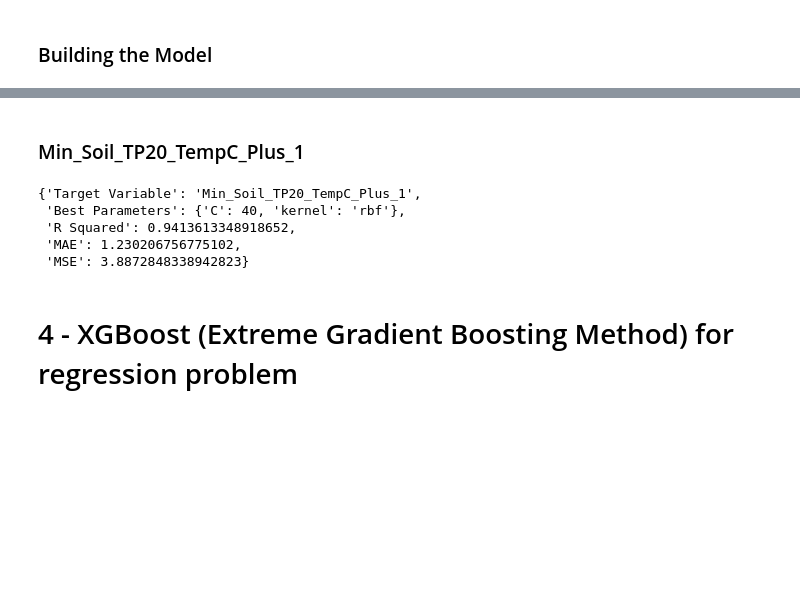
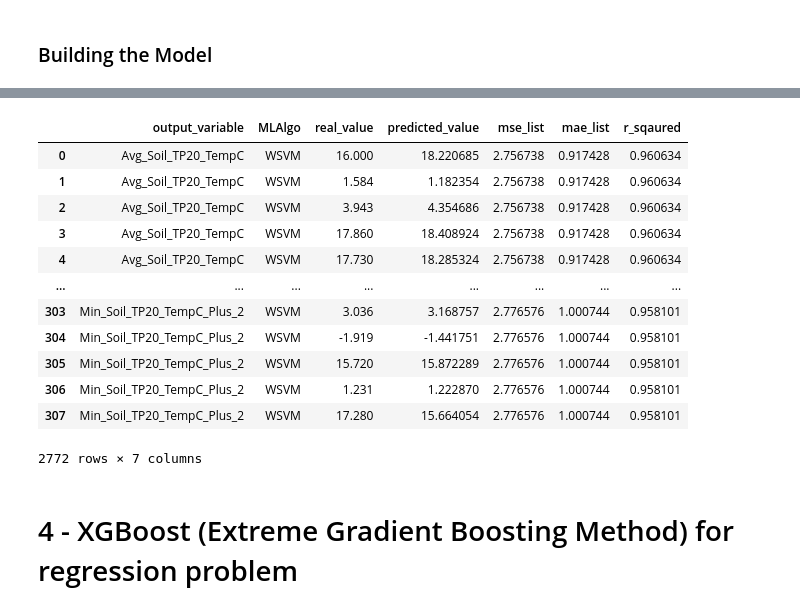
Before and after one commit to siavashkzb/Soil-temperature, a Jupyter notebook: 5- df_20_with wavelet.ipynb, the cells around one changed output, grey strips where cells are left out. Cells and saved outputs as stored; diff of their text form; code cells hidden in the pictures; blank space fills up the shorter version.

```diff
--- a/5- df_20_with wavelet.ipynb
+++ b/5- df_20_with wavelet.ipynb
@@ -197,18 +201,32 @@ Ys = {"Avg_Soil_TP20_TempC":df_avg, "Max_Soil_TP20_TempC":df_max, "Min_Soil_TP20
      "Max_Soil_TP20_TempC_Plus_1":df_max_plus1,"Min_Soil_TP20_TempC_Plus_1":df_min_plus1, "Avg_Soil_TP20_TempC_Plus_2":df_avg_plus2,
       "Max_Soil_TP20_TempC_Plus_2":df_max_plus2, "Min_Soil_TP20_TempC_Plus_2":df_min_plus2}
 # %%
-i = "Avg_Soil_TP20_TempC"
-X_train = SplitTransform(df = Ys[i], y = i, test_size= 0.3, scaler = StandardScaler())[0]
-X_test = SplitTransform(df = Ys[i], y = i, test_size= 0.3, scaler = StandardScaler())[1]
-y_train = SplitTransform(df = Ys[i], y = i, test_size= 0.3, scaler = StandardScaler())[2]
-y_test = SplitTransform(df = Ys[i], y = i, test_size= 0.3, scaler = StandardScaler())[3]
-grid.fit(X_train, y_train)
-best_params = grid.best_params_
-score = grid.score(X_test,y_test)
-prediction = grid.predict(X_test)
-MSE = mean_squared_error(y_test,prediction)
-MAE = mean_absolute_error(y_test,prediction)
-dictinary = {"Target Variable" : i, "Best Parameters" : best_params, "R Squared" : score, "MAE": MAE,
+SVM_results = []
+for i in (Ys):
+    print(i)
+    X_train = SplitTransform(df = Ys[i], y = i, test_size= 0.3, scaler = StandardScaler())[0]
+    X_test = SplitTransform(df = Ys[i], y = i, test_size= 0.3, scaler = StandardScaler())[1]
+    y_train = SplitTransform(df = Ys[i], y = i, test_size= 0.3, scaler = StandardScaler())[2]
+    y_test = SplitTransform(df = Ys[i], y = i, test_size= 0.3, scaler = StandardScaler())[3]
+    grid.fit(X_train, y_train)
+    best_params = grid.best_params_
+    score = grid.score(X_test,y_test)
+    prediction = grid.predict(X_test)
+    MSE = mean_squared_error(y_test,prediction)
+    MAE = mean_absolute_error(y_test,prediction)
+    dictinary = {"Target Variable" : i, "Best Parameters" : best_params, "R Squared" : score, "MAE": MAE,
                 "MSE": MSE}
-dictinary
+    SVM_results.append(dictinary)
+
+    length = len(prediction)
+    output_variable =  [i for j in range(length)]
+    MLAlgo = ["WSVM" for j in range(length)]
+    mse_list = [MSE for j in range(length)]
+    mae_list = [MAE for j in range(length)]
+    r_squared = [score for j in range(length)]
+    predicted_value = prediction.tolist()
+    real_value = y_test.tolist()
+    result = pd.DataFrame(list(zip(output_variable,MLAlgo,real_value,predicted_value,mse_list,mae_list,r_squared)),
+                         columns=["output_variable", "MLAlgo", "real_value","predicted_value", "mse_list", "mae_list", "r_sqaured"])
+    final_result_table_20cm_with_wavelet = pd.concat([final_result_table_20cm_with_wavelet,result])
 # %% [output]
@@ -409,2 +241,0 @@ dictinary
-# %% [markdown]
-### Min_Soil_TP20_TempC_Plus_1
@@ -415,24 +242,19 @@ grid = GridSearchCV(model,param_grid, cv = 5)
-# %%
-i = "Min_Soil_TP20_TempC_Plus_1"
-X_train = SplitTransform(df = Ys[i], y = i, test_size= 0.3, scaler = StandardScaler())[0]
-X_test = SplitTransform(df = Ys[i], y = i, test_size= 0.3, scaler = StandardScaler())[1]
-y_train = SplitTransform(df = Ys[i], y = i, test_size= 0.3, scaler = StandardScaler())[2]
-y_test = SplitTransform(df = Ys[i], y = i, test_size= 0.3, scaler = StandardScaler())[3]
-grid.fit(X_train, y_train)
-best_params = grid.best_params_
-score = grid.score(X_test,y_test)
-prediction = grid.predict(X_test)
-MSE = mean_squared_error(y_test,prediction)
-MAE = mean_absolute_error(y_test,prediction)
-dictinary = {"Target Variable" : i, "Best Parameters" : best_params, "R Squared" : score, "MAE": MAE,
-                "MSE": MSE}
-dictinary
-# %% [output]
-{'Target Variable': 'Min_Soil_TP20_TempC_Plus_1',
- 'Best Parameters': {'C': 40, 'kernel': 'rbf'},
- 'R Squared': 0.9413613348918652,
- 'MAE': 1.230206756775102,
- 'MSE': 3.8872848338942823}
+# %%
+final_result_table_20cm_with_wavelet
+# %% [output]
+|  | output_variable | MLAlgo | real_value | predicted_value | mse_list | mae_list | r_sqaured |
+| 0 | Avg_Soil_TP20_TempC | WSVM | 16.000 | 18.220685 | 2.756738 | 0.917428 | 0.960634 |
+| 1 | Avg_Soil_TP20_TempC | WSVM | 1.584 | 1.182354 | 2.756738 | 0.917428 | 0.960634 |
+| 2 | Avg_Soil_TP20_TempC | WSVM | 3.943 | 4.354686 | 2.756738 | 0.917428 | 0.960634 |
+| 3 | Avg_Soil_TP20_TempC | WSVM | 17.860 | 18.408924 | 2.756738 | 0.917428 | 0.960634 |
+| 4 | Avg_Soil_TP20_TempC | WSVM | 17.730 | 18.285324 | 2.756738 | 0.917428 | 0.960634 |
+| ... | ... | ... | ... | ... | ... | ... | ... |
+| 303 | Min_Soil_TP20_TempC_Plus_2 | WSVM | 3.036 | 3.168757 | 2.776576 | 1.000744 | 0.958101 |
+| 304 | Min_Soil_TP20_TempC_Plus_2 | WSVM | -1.919 | -1.441751 | 2.776576 | 1.000744 | 0.958101 |
+| 305 | Min_Soil_TP20_TempC_Plus_2 | WSVM | 15.720 | 15.872289 | 2.776576 | 1.000744 | 0.958101 |
+| 306 | Min_Soil_TP20_TempC_Plus_2 | WSVM | 1.231 | 1.222870 | 2.776576 | 1.000744 | 0.958101 |
+| 307 | Min_Soil_TP20_TempC_Plus_2 | WSVM | 17.280 | 15.664054 | 2.776576 | 1.000744 | 0.958101 |
+2772 rows × 7 columns
 # %% [markdown]
 # 4 - XGBoost (Extreme Gradient Boosting Method) for regression problem
 # %% [markdown]
```
Also changed, not shown: parts of 80 cells of this notebook, 43 other files.
